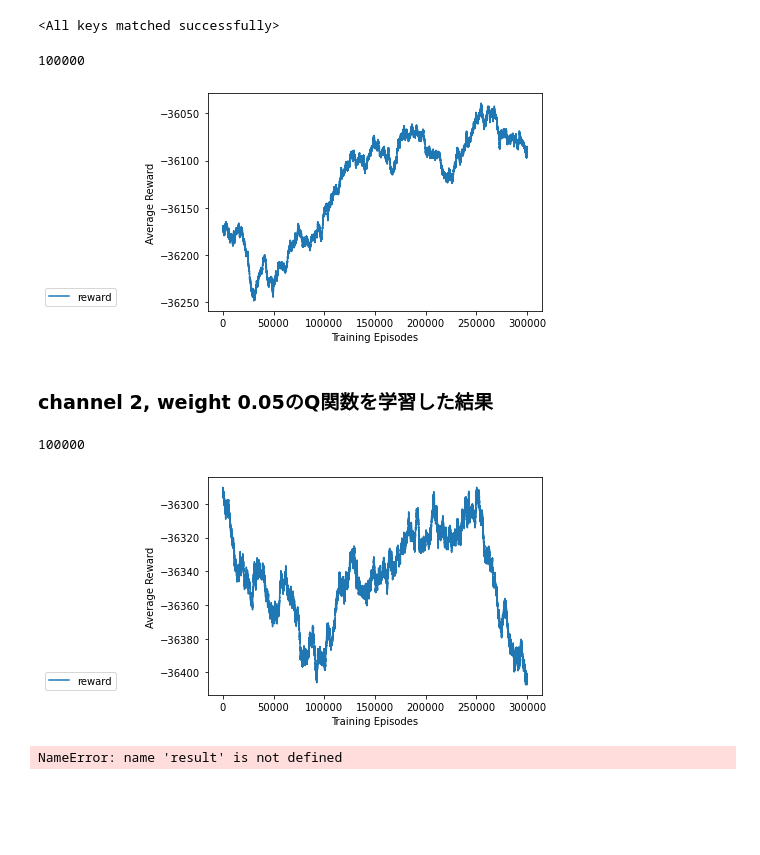
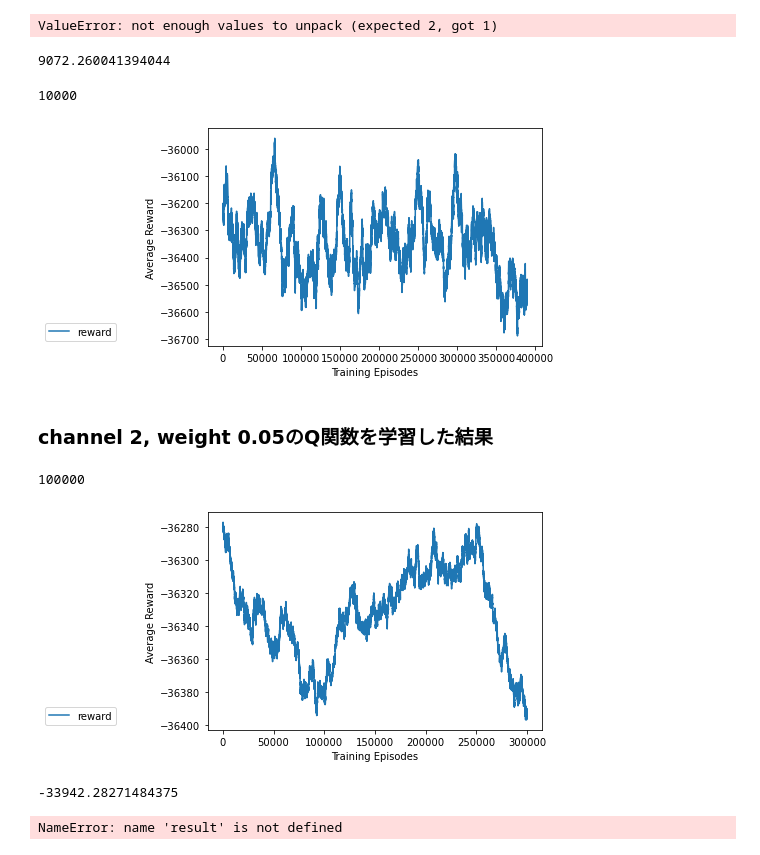
Before and after one commit to hmHam/SelectiveSR, a Jupyter notebook: shift_unshift/look_at_results.ipynb, the cells around one changed output. Drawn from its saved outputs; the diff is of its cells as text; code cells hidden in the pictures; blank space fills up the shorter version.

```diff
--- a/shift_unshift/look_at_results.ipynb
+++ b/shift_unshift/look_at_results.ipynb
@@ -19,13 +19,19 @@ device = 'cuda:0'
 # %%
 # テストデータのロードまたは作成
 funcs = [get_funcs(*delta) for delta in [(2, 2), (2, 0), (0, 2)]]
-action_candidates = [f[1] for f in funcs]
+actions = [lambda x: x] + [f[1] for f in funcs]
 np.random.seed(SEED)
-test_dataset = datasets.MNIST(root='../open_data/', train=False, download=True).data
-train_filter_set = np.random.choice([0, 2], (test_dataset.data.shape[0], 3))  # 保存
+test_dataset_context = np.load('data/shift1/test_dataset.npz')
+origin = test_dataset_context['original_dataset']
+test_dataset = test_dataset_context['test_dataset']
+test_func_labels = test_dataset_context['test_func_labels']
+test_dataset = torch.from_numpy(test_dataset).to(device)
+origin = torch.from_numpy(origin).to(device)
 # %%
 # 訓練済みモデルをロード
-Qnet = QNet(c=1, m=[20, 20, len(action_candidates) + 1]).to(device)
-Qnet.load_state_dict(torch.load('results2/channel01_weight000_seed00/Qnet020000.pth'))
+Qnet = QNet(c=1, m=[20, 20, len(actions)]).to(device)
+Qnet.load_state_dict(torch.load('results/fail1/shift1/channel01_weight000_seed00/Qnet020000.pth'))
+result = agent_metrics(test_dataset, origin, Qnet, actions, channel=1, gpu=device)
+result[:, -1].mean()
 # %% [output]
-<All keys matched successfully>
+ValueError: not enough values to unpack (expected 2, got 1)
@@ -35,0 +38,8 @@ result = agent_metrics(test_dataset, Qnet, action_candidates, gpu=device)
+# %%
+# 2c weight 000
+Qnet = QNet(c=2, m=[20, 20, len(actions)]).to(device)
+Qnet.load_state_dict(torch.load('results/shift1/diag/channel02_weight005_seed00/Qnet020000.pth'))
+result = agent_metrics(test_dataset, origin, Qnet, actions, channel=2, gpu=device)
+result[:, -1].mean()
+# %% [output]
+9072.260041394044
@@ -36,23 +48,30 @@ result = agent_metrics(test_dataset, Qnet, action_candidates, gpu=device)
 # %%
 ## rewardの確認
-reward_path = 'results3/channel01_weight000_seed00/'
+reward_path = 'results/fail1/shift1/diag/channel02_weight005_seed00/'
 ax = plt.subplot(111)
-ma = show_reward(ax, dir_path=reward_path, mono=False, n=100000, label='reward')
+ma = show_reward(ax, dir_path=reward_path, mono=False, n=10000, label='reward')
 plt.show()
 # %% [output]
-100000
+10000
-[figure, old version]
+[figure, new version]
 # %% [markdown]
 ### channel 2, weight 0.05のQ関数を学習した結果
 # %%
 ## rewardの確認
-reward_path = 'result2/channel01_weight000_seed00/'
+reward_path = 'results/shift1/diag_hori/channel01_weight000_seed00/'
 ax = plt.subplot(111)
 ma = show_reward(ax, dir_path=reward_path, mono=False, n=100000, label='reward')
 plt.show()
 # %% [output]
 100000
-[figure, old version]
+[figure, new version]
+# %%
+import pickle
+with open('results/shift1/diag_hori/channel01_weight000_seed00/reward.pkl', 'rb') as f:
+    reward = pickle.load(f)
+reward[0]
+# %% [output]
+-33942.28271484375
 # %%
 plt.hist(result[:, -1], bins=np.linspace(-0.1, 1, 100))
 plt.show()
```
Also changed, not shown: parts of 2 cells of this notebook, 7 other files.
